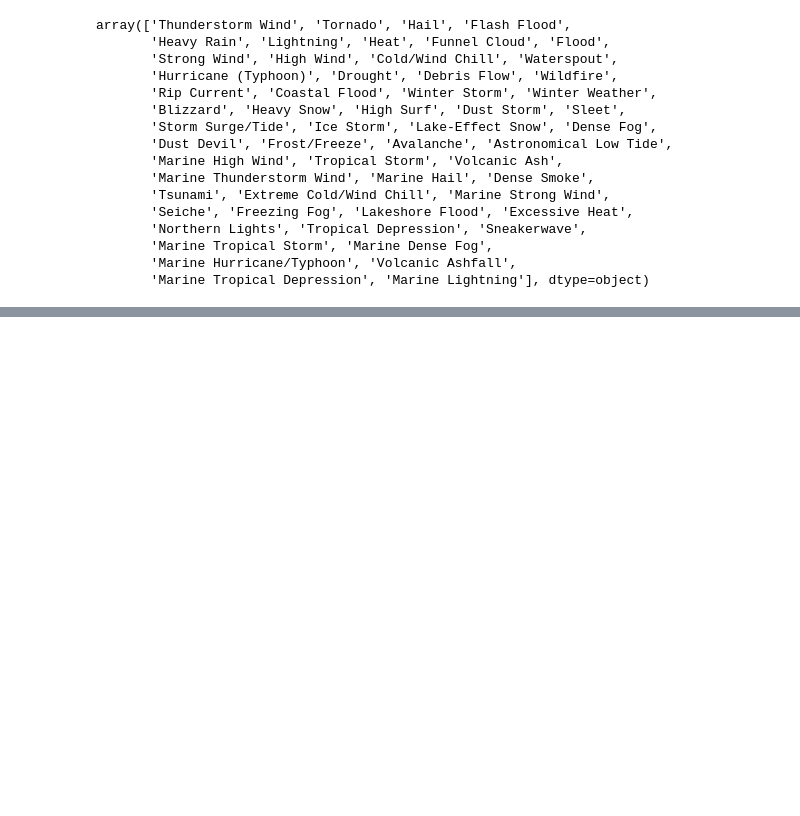
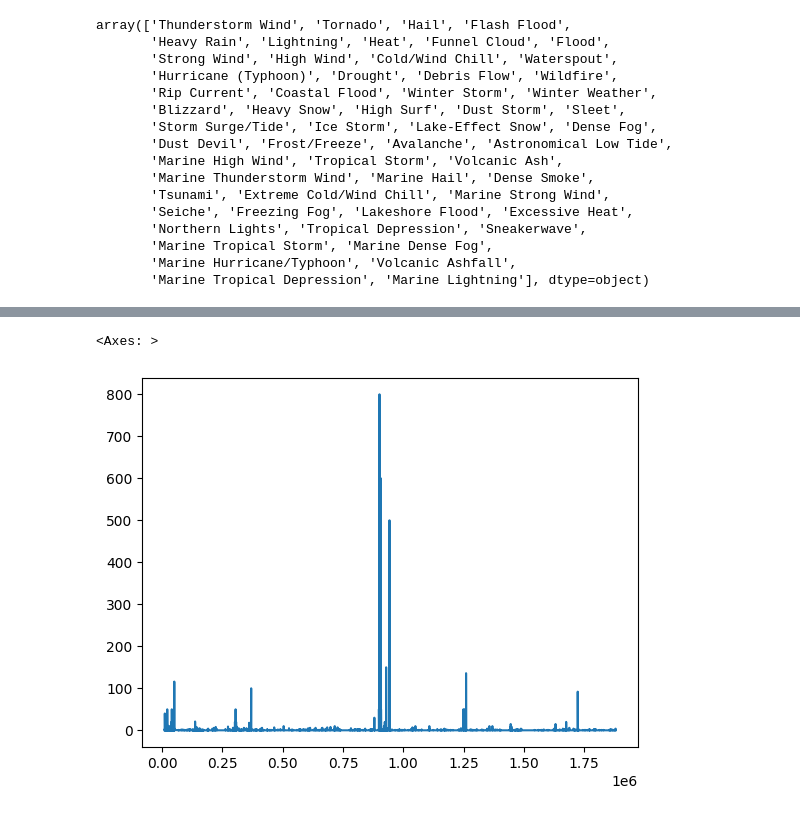
Before and after one commit to manmeet3591/download_noaa_storms_database, a Jupyter notebook: download_noaa_storm_events.ipynb, the cells around one changed output, grey strips where cells are left out. Saved outputs shown, nothing was run; the diff lists cells and outputs as text; code cells hidden in the pictures; blank space fills up the shorter version.

```diff
--- a/download_noaa_storm_events.ipynb
+++ b/download_noaa_storm_events.ipynb
@@ -229,0 +246,5 @@ array(['Thunderstorm Wind', 'Tornado', 'Hail', 'Flash Flood',
+# %%
+df_floods.INJURIES_DIRECT.plot()
+# %% [output]
+<Axes: >
+[figure, added]
```
Also changed, not shown: parts of 9 cells of this notebook.
